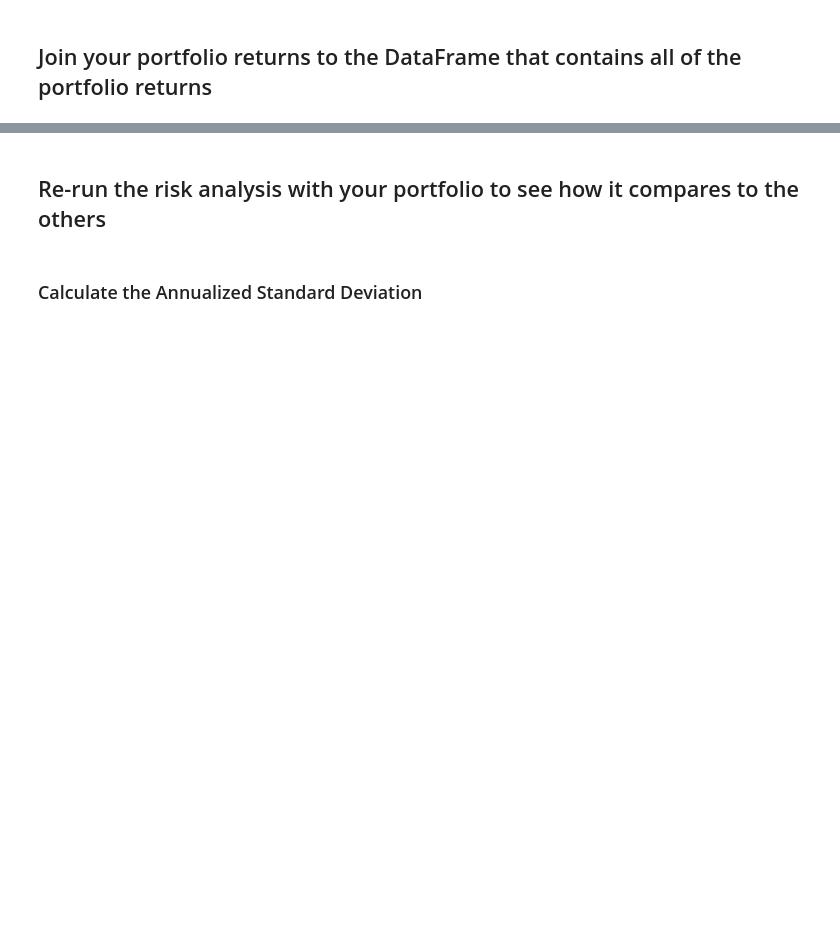
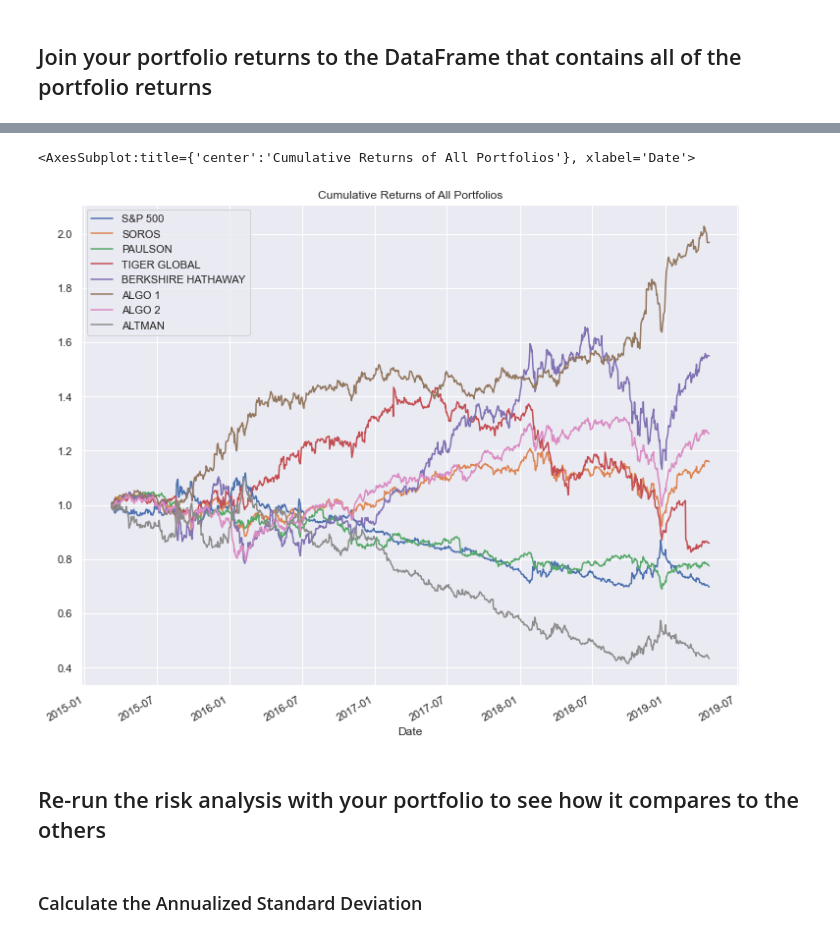
Before and after one commit to a-altman/Whale-Portfolio-Analysis, a Jupyter notebook: whale_analysis.ipynb, the cells around one changed output, grey strips where cells are left out. Cells and saved outputs as stored; diff of their text form; code cells hidden in the pictures; blank space fills up the shorter version.

Commit message:
created custom portfolio and analyzed in comparison to other portfolios

```diff
--- a/whale_analysis.ipynb
+++ b/whale_analysis.ipynb
@@ -405,6 +478,8 @@ In this section, you will build your own portfolio of stocks, calculate the retu
 # %%
 # Calculate daily returns
-
+portfolio_returns = portfolio_data.pct_change()
 # Drop NAs
-
+portfolio_returns = portfolio_returns.dropna()
+portfolio_returns.isnull().sum()
 # Display sample data
+portfolio_returns.head()
@@ -415,5 +498,9 @@ In this section, you will build your own portfolio of stocks, calculate the retu
 weights = [1/3, 1/3, 1/3]
 
 # Calculate portfolio return
+altman_portfolio_returns = portfolio_returns.dot(weights)
 
 # Display sample data
+altman_portfolio_returns = pd.DataFrame(altman_portfolio_returns)
+altman_portfolio_returns.columns = ["ALTMAN"]
+altman_portfolio_returns.tail()
@@ -421,3 +516,5 @@ weights = [1/3, 1/3, 1/3]
 ## Join your portfolio returns to the DataFrame that contains all of the portfolio returns
 # %%
 # Join your returns DataFrame to the original returns DataFrame
+all_returns = pd.concat([daily_returns,altman_portfolio_returns], axis="columns", join="outer")
+all_returns.head()
@@ -424,2 +529,4 @@ weights = [1/3, 1/3, 1/3]
 # %%
 # Only compare dates where return data exists for all the stocks (drop NaNs)
+all_returns = all_returns.dropna()
+all_returns.head()
@@ -426,3 +541,10 @@ weights = [1/3, 1/3, 1/3]
+# %%
+# Calculate and plot cumulative returns
+all_cumulative_returns = (1 + all_returns).cumprod()
+all_cumulative_returns.plot(title="Cumulative Returns of All Portfolios")
+# %% [output]
+<AxesSubplot:title={'center':'Cumulative Returns of All Portfolios'}, xlabel='Date'>
+[figure, added]
 # %% [markdown]
 ## Re-run the risk analysis with your portfolio to see how it compares to the others
 # %% [markdown]
```
Also changed, not shown: parts of 28 cells of this notebook, 3 other files.
